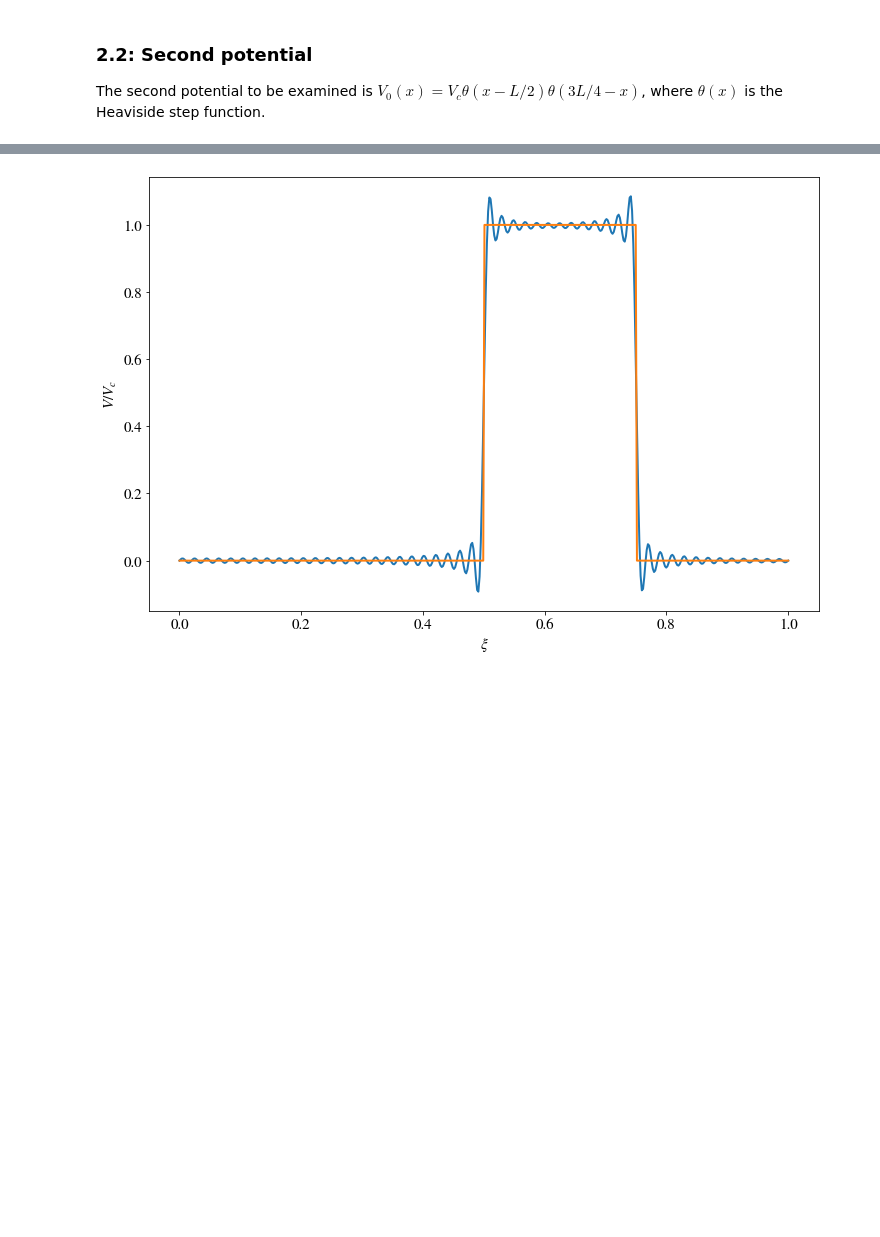
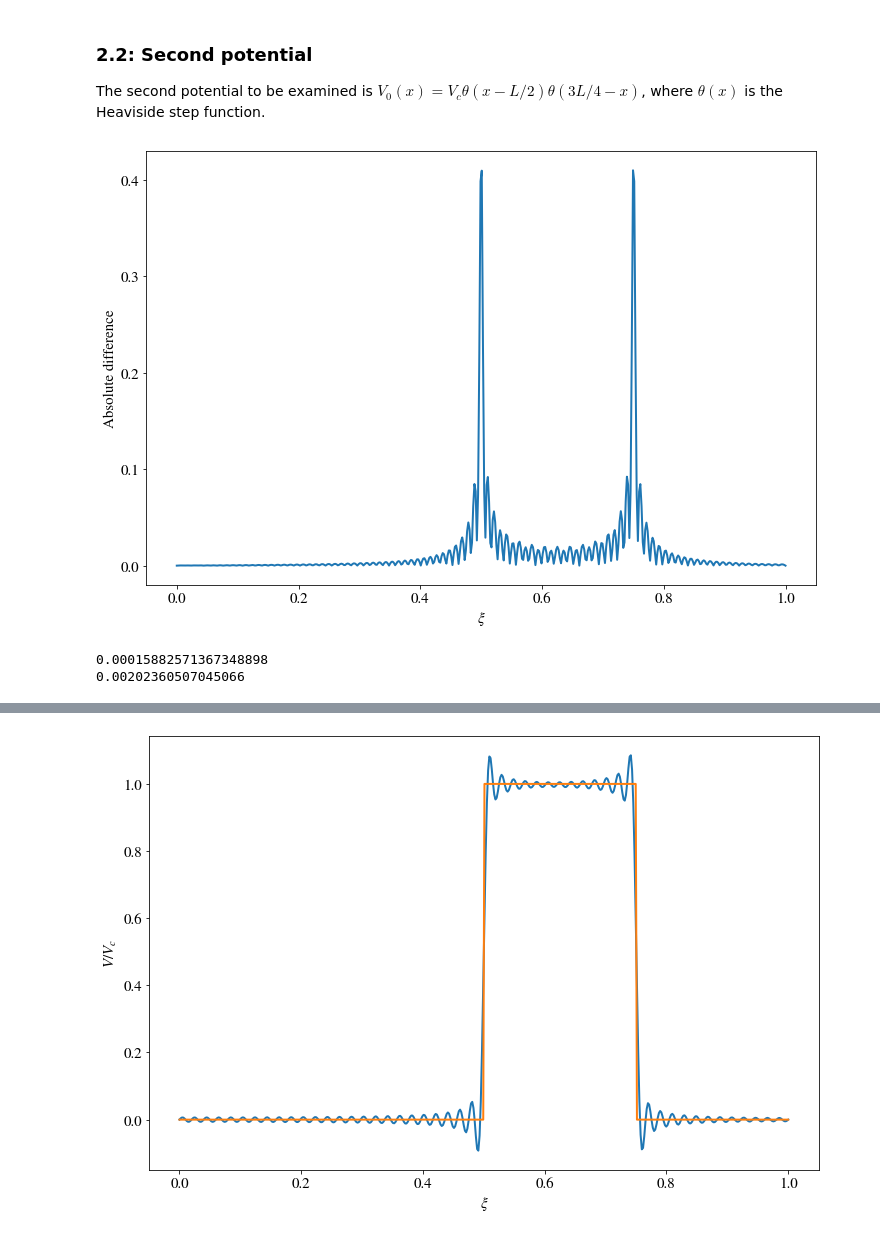
Before and after one commit to sindrelothe/TFY4240, a Jupyter notebook: Project/01-Project_test.ipynb, the cells around one changed output, grey strips where cells are left out. Saved outputs shown, nothing was run; the diff lists cells and outputs as text; code cells hidden in the pictures; blank space fills up the shorter version.

```diff
--- a/Project/01-Project_test.ipynb
+++ b/Project/01-Project_test.ipynb
@@ -205,3 +223,19 @@ error_array, N_array = findConvergenceErrors(N, M, V2, 5)
+# %%
+plt.plot(xx[0], np.abs(diff_list[-1]))
+plt.xlabel(r"$\xi$")
+plt.ylabel("Absolute difference")
+plt.savefig("pot2_absdiff.pdf")
+plt.show()
+# %% [output]
+[figure, added]
+# %%
+H = 10
+err = np.sqrt(sum([diff_list[-1][i]**2 + diff_list[-1][-1-i]**2 for i in range(H)])) * 1/(H*2)
+print(err)
+print(error_array[-1])
+# %% [output]
+0.00015882571367348898
+0.00202360507045066
 # %%
 plt.plot(N_array, error_array, "o-")
 plt.xlabel("Number of Fourier coefficients")
```
Also changed, not shown: parts of 8 cells of this notebook, 10 other files.
